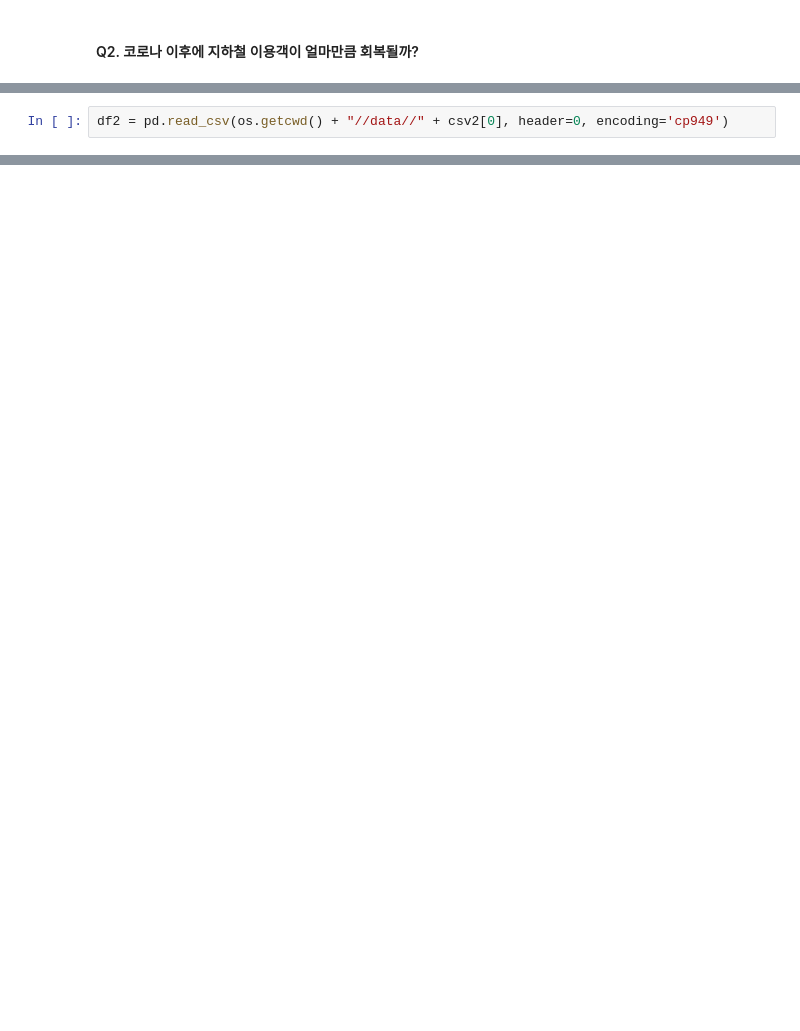
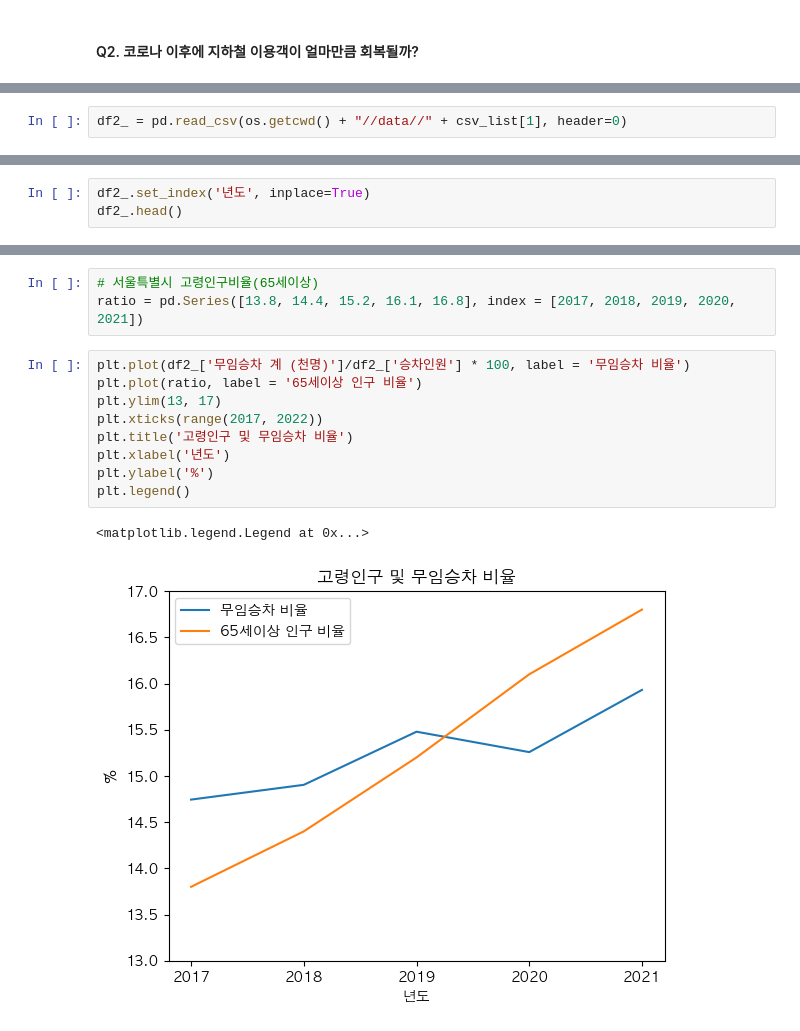
Before and after one commit to jmlee8939/seoul_metro_profit_analysis, a Jupyter notebook: EDA.ipynb, the cells around one changed output, grey strips where cells are left out. Saved outputs shown, nothing was run; the diff lists cells and outputs as text; blank space fills up the shorter version.

```diff
--- a/EDA.ipynb
+++ b/EDA.ipynb
@@ -155,2 +173,2 @@ csv2
 # %%
-df2 = pd.read_csv(os.getcwd() + "//data//" + csv2[0], header=0, encoding='cp949')
+df2_ = pd.read_csv(os.getcwd() + "//data//" + csv_list[1], header=0)
@@ -175,0 +175,3 @@ df3.head()
+# %%
+df2_.set_index('년도', inplace=True)
+df2_.head()
@@ -175,0 +186,15 @@ df3.head()
+# %%
+# 서울특별시 고령인구비율(65세이상)
+ratio = pd.Series([13.8, 14.4, 15.2, 16.1, 16.8], index = [2017, 2018, 2019, 2020, 2021])
+# %%
+plt.plot(df2_['무임승차 계 (천명)']/df2_['승차인원'] * 100, label = '무임승차 비율')
+plt.plot(ratio, label = '65세이상 인구 비율')
+plt.ylim(13, 17)
+plt.xticks(range(2017, 2022))
+plt.title('고령인구 및 무임승차 비율')
+plt.xlabel('년도')
+plt.ylabel('%')
+plt.legend()
+# %% [output]
+<matplotlib.legend.Legend at 0x...>
+[figure, added]
```
Also changed, not shown: parts of 23 cells of this notebook, 3 other files.
